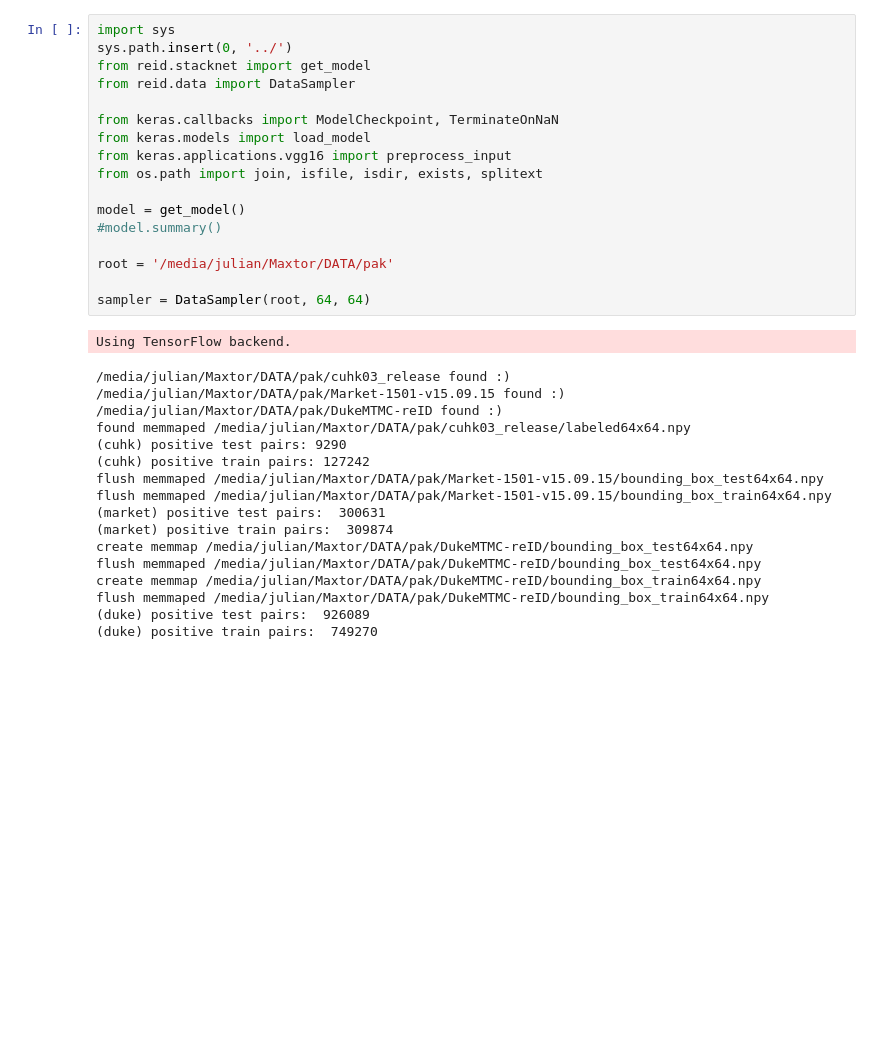
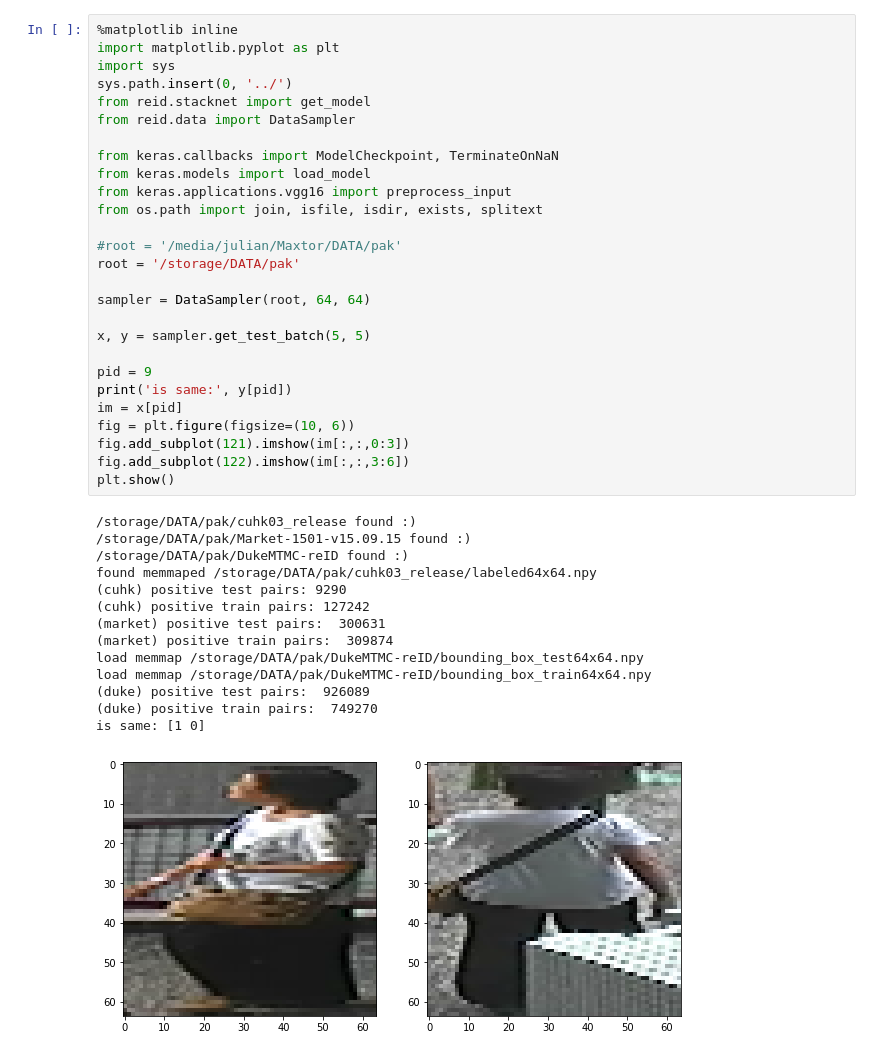
Before and after one commit to jutanke/person_reid, a Jupyter notebook: train.ipynb, the cells around one changed output. Drawn from its saved outputs; the diff is of its cells as text; blank space fills up the shorter version.

```diff
--- a/train.ipynb
+++ b/train.ipynb
@@ -1,35 +1,42 @@
 # %%
+%matplotlib inline
+import matplotlib.pyplot as plt
 import sys
 sys.path.insert(0, '../')
 from reid.stacknet import get_model
 from reid.data import DataSampler
 
 from keras.callbacks import ModelCheckpoint, TerminateOnNaN
 from keras.models import load_model
 from keras.applications.vgg16 import preprocess_input
 from os.path import join, isfile, isdir, exists, splitext
 
-model = get_model()
-#model.summary()
-
-root = '/media/julian/Maxtor/DATA/pak'
+#root = '/media/julian/Maxtor/DATA/pak'
+root = '/storage/DATA/pak'
 
 sampler = DataSampler(root, 64, 64)
+
+x, y = sampler.get_test_batch(5, 5)
+
+pid = 9
+print('is same:', y[pid])
+im = x[pid]
+fig = plt.figure(figsize=(10, 6))
+fig.add_subplot(121).imshow(im[:,:,0:3])
+fig.add_subplot(122).imshow(im[:,:,3:6])
+plt.show()
 # %% [output]
-Using TensorFlow backend.
+/storage/DATA/pak/cuhk03_release found :)
+/storage/DATA/pak/Market-1501-v15.09.15 found :)
+/storage/DATA/pak/DukeMTMC-reID found :)
+found memmaped /storage/DATA/pak/cuhk03_release/labeled64x64.npy
+(cuhk) positive test pairs: 9290
+(cuhk) positive train pairs: 127242
+(market) positive test pairs:  300631
+(market) positive train pairs:  309874
+load memmap /storage/DATA/pak/DukeMTMC-reID/bounding_box_test64x64.npy
+load memmap /storage/DATA/pak/DukeMTMC-reID/bounding_box_train64x64.npy
+(duke) positive test pairs:  926089
+(duke) positive train pairs:  749270
+is same: [1 0]
-/media/julian/Maxtor/DATA/pak/cuhk03_release found :)
-/media/julian/Maxtor/DATA/pak/Market-1501-v15.09.15 found :)
-/media/julian/Maxtor/DATA/pak/DukeMTMC-reID found :)
-found memmaped /media/julian/Maxtor/DATA/pak/cuhk03_release/labeled64x64.npy
-(cuhk) positive test pairs: 9290
-(cuhk) positive train pairs: 127242
-flush memmaped /media/julian/Maxtor/DATA/pak/Market-1501-v15.09.15/bounding_box_test64x64.npy
-flush memmaped /media/julian/Maxtor/DATA/pak/Market-1501-v15.09.15/bounding_box_train64x64.npy
-(market) positive test pairs:  300631
-(market) positive train pairs:  309874
-create memmap /media/julian/Maxtor/DATA/pak/DukeMTMC-reID/bounding_box_test64x64.npy
-flush memmaped /media/julian/Maxtor/DATA/pak/DukeMTMC-reID/bounding_box_test64x64.npy
-create memmap /media/julian/Maxtor/DATA/pak/DukeMTMC-reID/bounding_box_train64x64.npy
-flush memmaped /media/julian/Maxtor/DATA/pak/DukeMTMC-reID/bounding_box_train64x64.npy
-(duke) positive test pairs:  926089
-(duke) positive train pairs:  749270
+[figure, added]
```
Also changed, not shown: parts of 2 cells of this notebook, 2 other files.
